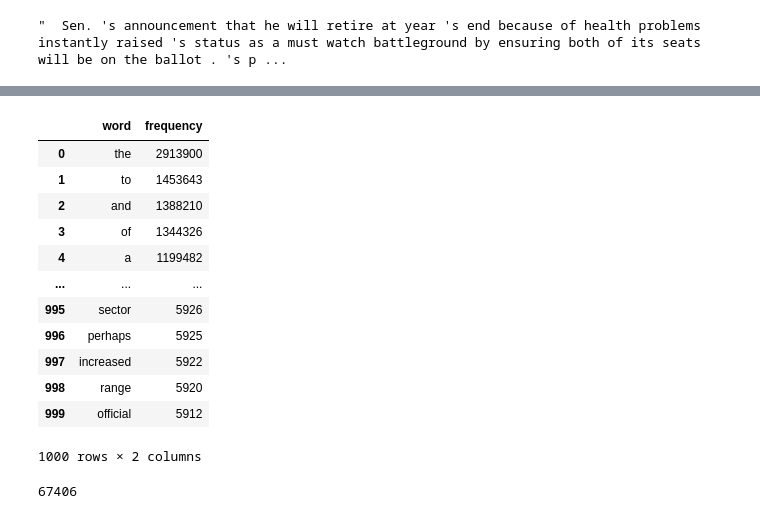
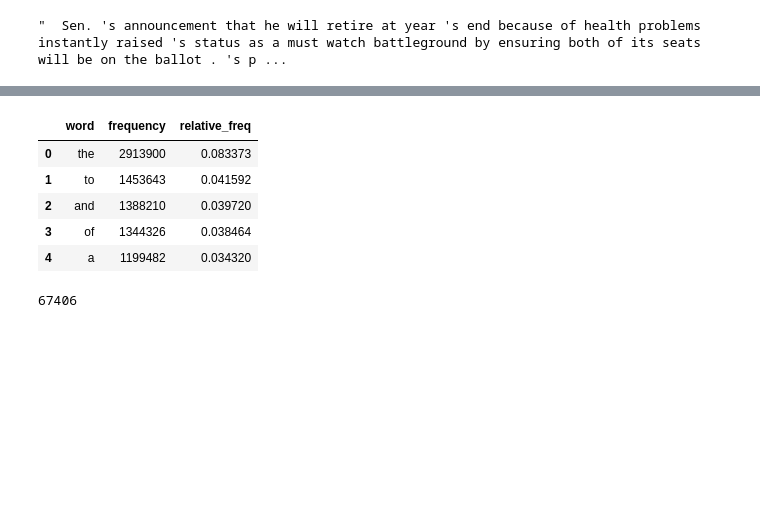
Before and after one commit to mylittlebecca/PEACE_level, a Jupyter notebook: Data.ipynb, the cells around one changed output, grey strips where cells are left out. Cells and saved outputs as stored; diff of their text form; code cells hidden in the pictures; blank space fills up the shorter version.

```diff
--- a/Data.ipynb
+++ b/Data.ipynb
@@ -121,6 +114,6 @@ CA.head()
 | 3 | 3 | 4 | 51220423 | Around Powell River: Community li... | prpeak.com | 2019 | Powell River Aikikai , self defen... | ... |
 | 4 | 4 | 5 | 51159318 | President of Cannabis NB says it ... | prpeak.com | 2019 | President of Cannabis NB says it ... | ... |
 # %%
-CA_word = pd.DataFrame(columns=['word','frequency','relative_freq'])
+CA_word = pd.DataFrame(columns=['word','frequency'])
 Text = ' '.join(ca['text_2'].tolist())
 Text=re.sub(r'[^\w\s]', '', Text)
@@ -129,24 +120,20 @@ Text=re.sub(r'[^\w\s]', '', Text)
+# %%
+CA_word['relative_freq']=""
 # %%
 CA_word['word'] = top_words(Text)
 CA_word['frequency']=top_words_freq(Text)
 # %%
 total_num = CA_word['frequency'].sum()
+CA_word['relative_freq']=CA_word['frequency']/total_num
 # %%
-CA_word
+CA_word.head()
 # %% [output]
-|  | word | frequency |
-| 0 | the | 2913900 |
-| 1 | to | 1453643 |
-| 2 | and | 1388210 |
-| 3 | of | 1344326 |
-| 4 | a | 1199482 |
-| ... | ... | ... |
-| 995 | sector | 5926 |
-| 996 | perhaps | 5925 |
-| 997 | increased | 5922 |
-| 998 | range | 5920 |
-| 999 | official | 5912 |
+|  | word | frequency | relative_freq |
+| 0 | the | 2913900 | 0.083373 |
+| 1 | to | 1453643 | 0.041592 |
+| 2 | and | 1388210 | 0.039720 |
+| 3 | of | 1344326 | 0.038464 |
+| 4 | a | 1199482 | 0.034320 |
-1000 rows × 2 columns
 # %%
 CA_word.to_csv("CA_word.csv")
 # %%
```
Also changed, not shown: parts of 23 cells of this notebook, 2 other files.
